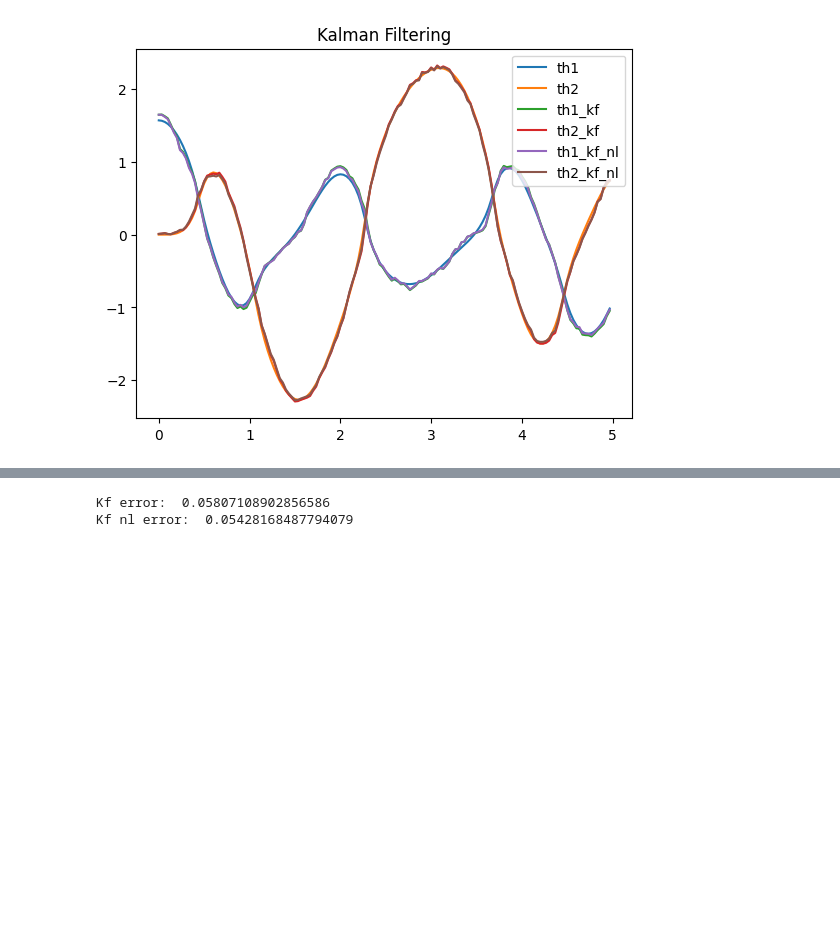
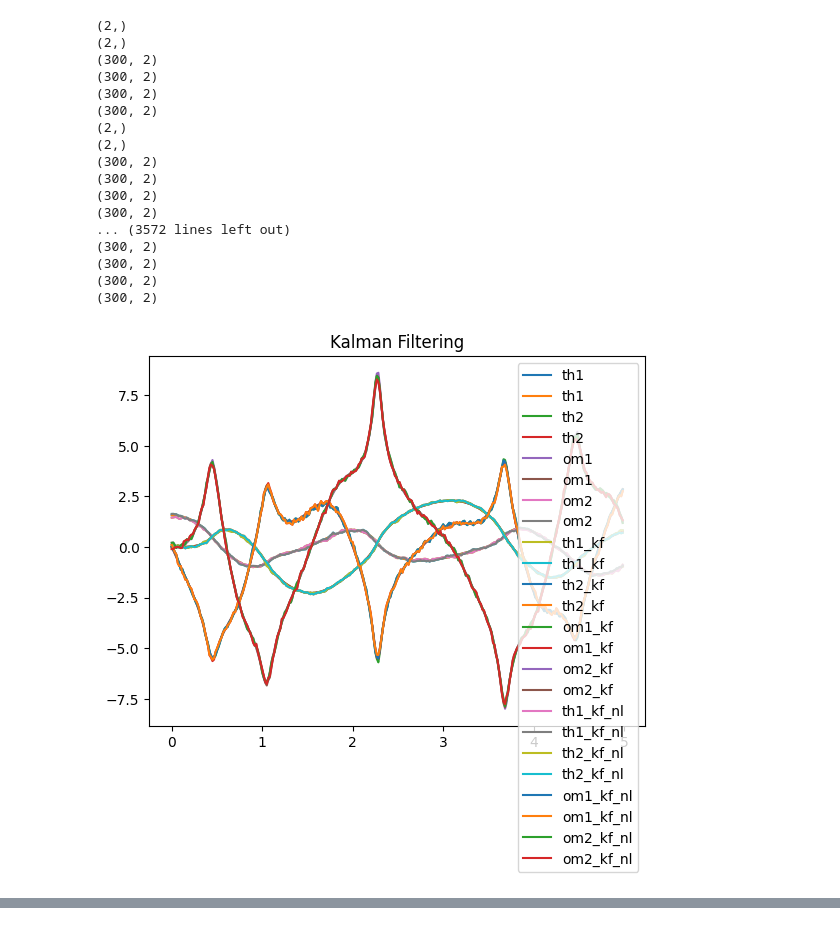
Before and after one commit to jaredbmit/nonlinear-batch-estimation, a Jupyter notebook: doublependulum.ipynb, the cells around one changed output, grey strips where cells are left out. Saved outputs shown, nothing was run; the diff lists cells and outputs as text; code cells hidden in the pictures; blank space fills up the shorter version.

```diff
--- a/doublependulum.ipynb
+++ b/doublependulum.ipynb
@@ -252,12 +265,12 @@ plt.show()
 # %%
 batch_size = 10
-th1_0 = np.pi/2 * np.ones((1,batch_size))
-th2_0 = 0 * np.ones((1,batch_size))
-om1_0 = 0 * np.ones((1,batch_size))
-om2_0 = 0 * np.ones((1,batch_size))
-t0 = 0
-tf = 5
-dt = 1/60
+th1_0 = np.pi/2 * np.ones((batch_size))
+th2_0 = 0 * np.ones((batch_size))
+om1_0 = 0 * np.ones((batch_size))
+om2_0 = 0 * np.ones((batch_size))
+t0 = 0 * np.ones((batch_size))
+tf = 5 * np.ones((batch_size))
+dt = 1/60 * np.ones((batch_size))
 noise = 0.1
 t, th1, th2, om1, om2 = get_data_batch_noise(th1_0, th2_0, om1_0, om2_0, t0, tf, dt, noise)
 E = energy(th1, th2, om1, om2)
@@ -394,42 +415,73 @@ def kalman_filter_batch(t, th1, th2, om1, om2, Q, R, predict=predict_linear, int
 # %%
-batch_size = 1
-th1_0 = np.pi/2 * np.ones((1,batch_size))
-th2_0 = 0 * np.ones((1,batch_size))
-om1_0 = 0 * np.ones((1,batch_size))
-om2_0 = 0 * np.ones((1,batch_size))
-t0 = 0
-tf = 5
-dt = 1/60
+batch_size = 2
+th1_0 = np.pi/2 * np.ones((batch_size))
+th2_0 = 0 * np.ones((batch_size))
+om1_0 = 0 * np.ones((batch_size))
+om2_0 = 0 * np.ones((batch_size))
+t0 = 0 * np.ones((batch_size))
+tf = 5 * np.ones((batch_size))
+dt = 1/60 * np.ones((batch_size))
 noise = 0.1
 t, th1, th2, om1, om2 = get_data_batch(th1_0, th2_0, om1_0, om2_0, t0, tf, dt)
 t, th1_noisy, th2_noisy, om1_noisy, om2_noisy = get_data_batch_noise(th1_0, th2_0, om1_0, om2_0, t0, tf, dt, noise)
 plt.plot(t, th1, label='th1')
 plt.plot(t, th2, label='th2')
+plt.plot(t, om1, label='om1')
+plt.plot(t, om2, label='om2')
 
 Q = np.diag([0.01, 0.01, 0.01, 0.01])
 R = np.eye(4)*noise
-th1_kf, th2_kf = kalman_filter_batch(t, th1_noisy, th2_noisy, om1_noisy, om2_noisy, Q, R)
+th1_kf, th2_kf, om1_kf, om2_kf = kalman_filter_batch(t, th1_noisy, th2_noisy, om1_noisy, om2_noisy, Q, R)
 plt.plot(t, th1_kf, label='th1_kf')
 plt.plot(t, th2_kf, label='th2_kf')
+plt.plot(t, om1_kf, label='om1_kf')
+plt.plot(t, om2_kf, label='om2_kf')
 
-th1_kf_nl, th2_kf_nl = kalman_filter_batch(t, th1_noisy, th2_noisy, om1_noisy, om2_noisy, Q, R, predict=predict_nonlinear)
+th1_kf_nl, th2_kf_nl, om1_kf_nl, om2_kf_nl = kalman_filter_batch(t, th1_noisy, th2_noisy, om1_noisy, om2_noisy, Q, R, predict=predict_nonlinear)
 plt.plot(t, th1_kf_nl, label='th1_kf_nl')
 plt.plot(t, th2_kf_nl, label='th2_kf_nl')
+plt.plot(t, om1_kf_nl, label='om1_kf_nl')
+plt.plot(t, om2_kf_nl, label='om2_kf_nl')
 plt.title('Kalman Filtering')
 plt.legend()
 plt.show()
 
 plt.plot(t, abs(th1 - th1_kf), label='th1 kf error')
 plt.plot(t, abs(th2 - th2_kf), label='th2 kf error')
+plt.plot(t, abs(om1 - om1_kf), label='om1 kf error')
+plt.plot(t, abs(om2 - om2_kf), label='om2 kf error')
 plt.plot(t, abs(th1 - th1_kf_nl), label='th1 kf nl error')
 plt.plot(t, abs(th2 - th2_kf_nl), label='th2 kf nl error')
+plt.plot(t, abs(om1 - om1_kf_nl), label='om1 kf nl error')
+plt.plot(t, abs(om2 - om2_kf_nl), label='om2 kf nl error')
 plt.title('Error')
 plt.legend()
 plt.show()
 
-kf_err = np.mean(np.sqrt((th1 - th1_kf)**2 + (th2 - th2_kf)**2))
-kf_nl_err = np.mean(np.sqrt((th1 - th1_kf_nl)**2 + (th2 - th2_kf_nl)**2))
-print("Kf error: ", kf_err)
-print("Kf nl error: ", kf_nl_err)
+th_kf_err = np.mean(np.sqrt((th1 - th1_kf)**2 + (th2 - th2_kf)**2))
+om_kf_err = np.mean(np.sqrt((om1 - om1_kf)**2 + (om2 - om2_kf)**2))
+th_kf_nl_err = np.mean(np.sqrt((th1 - th1_kf_nl)**2 + (th2 - th2_kf_nl)**2))
+om_kf_nl_err = np.mean(np.sqrt((om1 - om1_kf_nl)**2 + (om2 - om2_kf_nl)**2))
+print("Th kf error: ", th_kf_err)
+print("Om kf error: ", om_kf_err)
+print("Th kf nl error: ", th_kf_nl_err)
+print("Om kf nl error: ", om_kf_nl_err)
 # %% [output]
+(2,)
+(2,)
+(300, 2)
+(300, 2)
+(300, 2)
+(300, 2)
+(2,)
+(2,)
+(300, 2)
+(300, 2)
+(300, 2)
+(300, 2)
+... (3572 lines left out)
+(300, 2)
+(300, 2)
+(300, 2)
+(300, 2)
-[figure, old version]
+[figure, new version]
@@ -437,2 +488,0 @@ print("Kf nl error: ", kf_nl_err)
-Kf error:  0.05807108902856586
-Kf nl error:  0.05428168487794079
```
Also changed, not shown: parts of 21 cells of this notebook.
